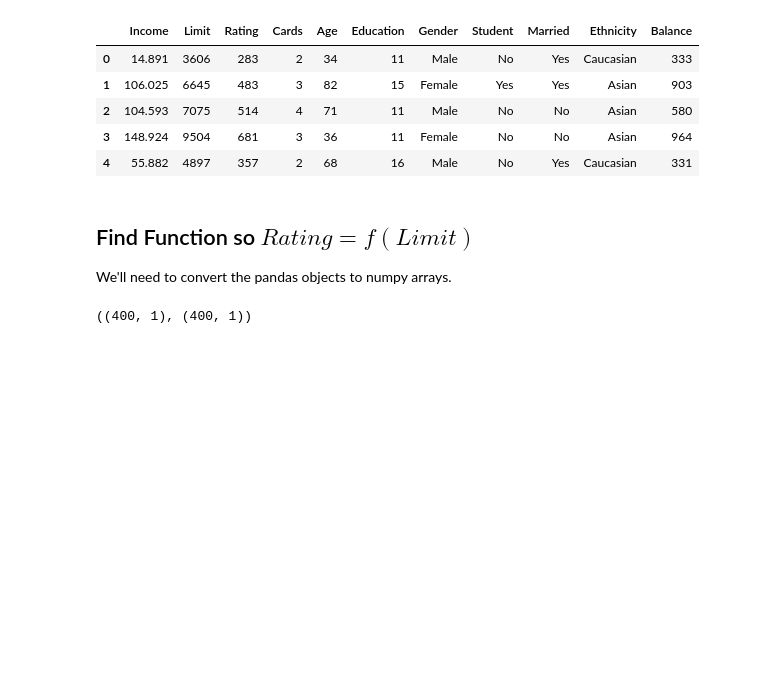
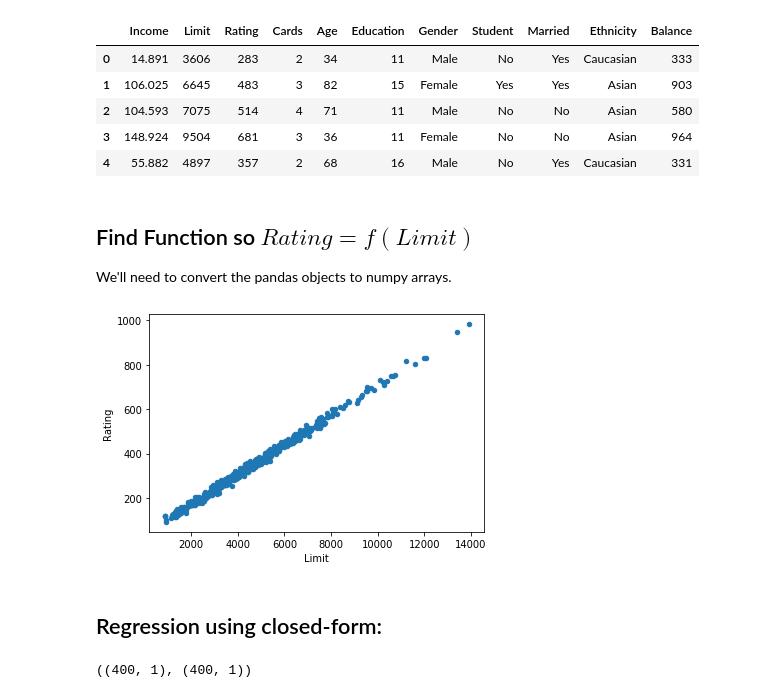
Before and after one commit to appliedecon/data602-lectures, a Jupyter notebook: week04/linear-regression-and-regularization.ipynb, the cells around one changed output. Saved outputs shown, nothing was run; the diff lists cells and outputs as text; code cells hidden in the pictures; blank space fills up the shorter version.

```diff
--- a/week04/linear-regression-and-regularization.ipynb
+++ b/week04/linear-regression-and-regularization.ipynb
@@ -131,6 +131,13 @@ credit.head()
 # %% [markdown]
 ## Find Function so $Rating=f(Limit)$
 We'll need to convert the pandas objects to numpy arrays.
+# %%
+credit.plot.scatter(x='Limit', y='Rating')
+plt.show()
+# %% [output]
+[figure, added]
+# %% [markdown]
+## Regression using closed-form:
 # %%
 X = np.array(credit['Limit']).reshape(-1,1)
 y = np.array(credit['Rating']).reshape(-1,1)
```
Also changed, not shown: parts of 17 cells of this notebook.
